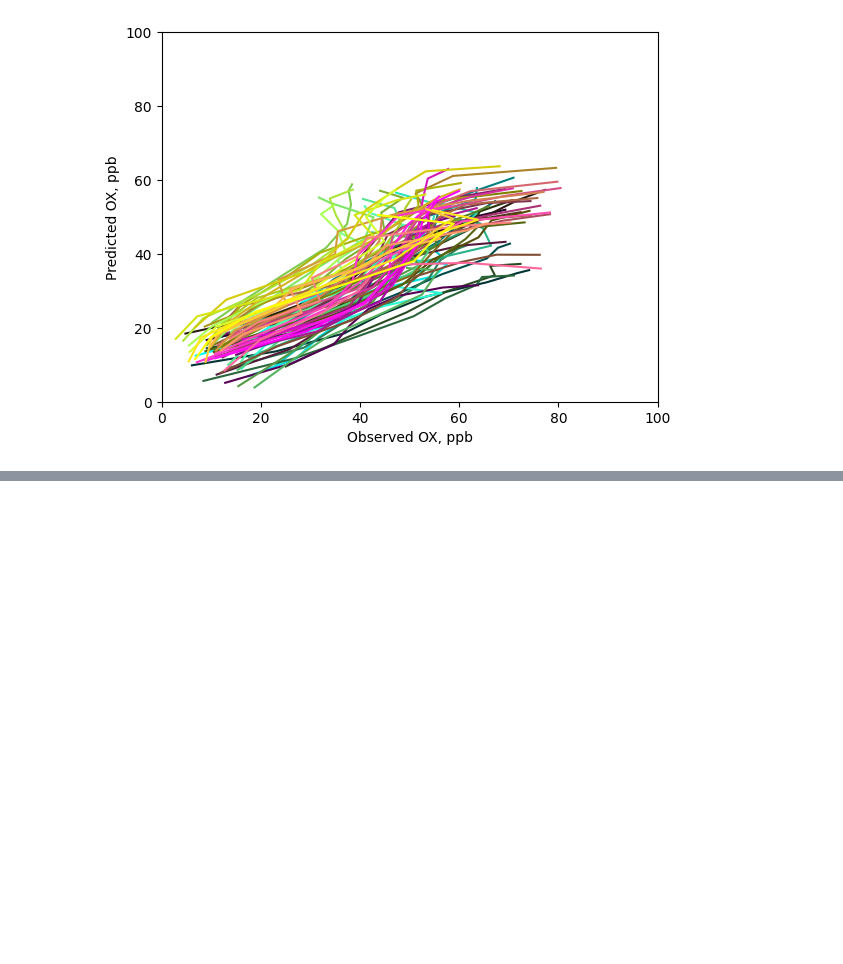
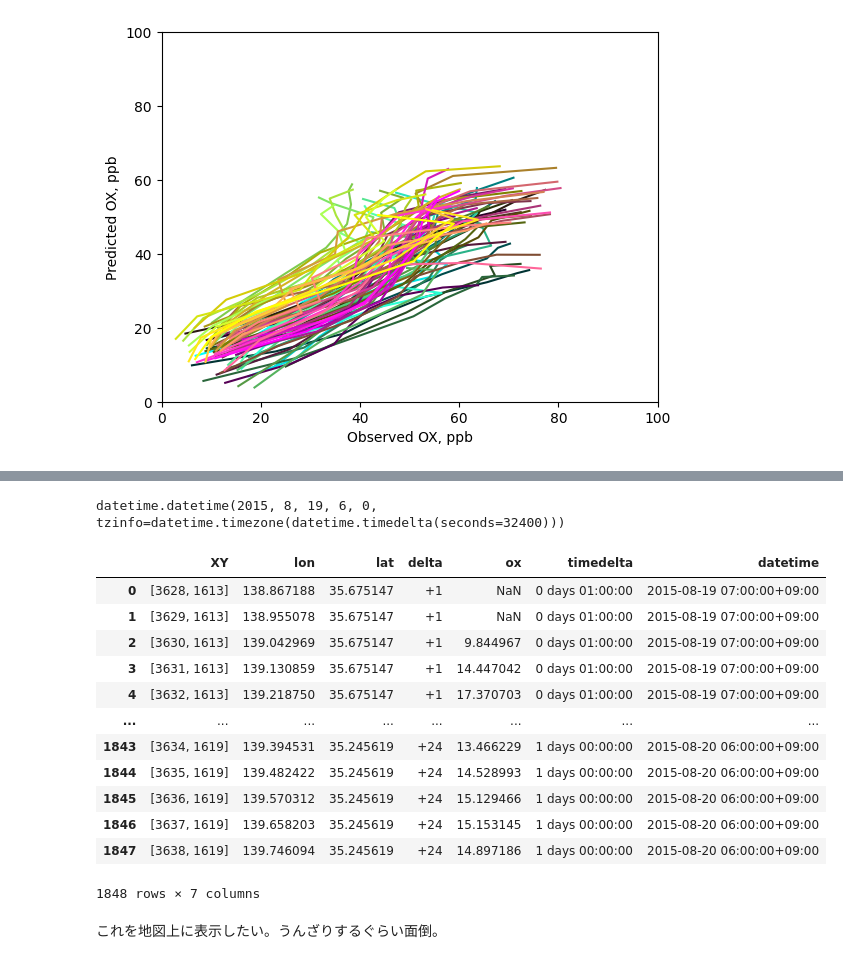
Before and after one commit to photochemistry/andersan-api, a Jupyter notebook: api-test.ipynb, the cells around one changed output, grey strips where cells are left out. Cells and saved outputs as stored; diff of their text form; code cells hidden in the pictures; blank space fills up the shorter version.

```diff
--- a/api-test.ipynb
+++ b/api-test.ipynb
@@ -284,0 +358,35 @@ m
+# %%
+import datetime
+
+dt = datetime.datetime.fromisoformat(dt)
+dt
+# %% [output]
+datetime.datetime(2015, 8, 19, 6, 0, tzinfo=datetime.timezone(datetime.timedelta(seconds=32400)))
+# %%
+# 横長の表を縦長の表に変換。これはAPIの中でやっておいたほうが良いか?
+
+# 'XY', 'lon', 'lat' 列以外の列を縦長に変換
+df = pd.melt(df0, id_vars=["XY", "lon", "lat"], var_name="delta", value_name="ox")
+# 時間列をtimedeltaオブジェクトに変換
+df["timedelta"] = pd.to_timedelta(df["delta"].astype(int), unit="h")
+
+# datetimeオブジェクトとtimedeltaオブジェクトを加算
+df["datetime"] = dt + df["timedelta"]
+
+df
+# %% [output]
+|  | XY | lon | lat | delta | ox | timedelta | datetime |
+| 0 | [3628, 1613] | 138.867188 | 35.675147 | +1 | NaN | 0 days 01:00:00 | 2015-08-19 07:00:00+09:00 |
+| 1 | [3629, 1613] | 138.955078 | 35.675147 | +1 | NaN | 0 days 01:00:00 | 2015-08-19 07:00:00+09:00 |
+| 2 | [3630, 1613] | 139.042969 | 35.675147 | +1 | 9.844967 | 0 days 01:00:00 | 2015-08-19 07:00:00+09:00 |
+| 3 | [3631, 1613] | 139.130859 | 35.675147 | +1 | 14.447042 | 0 days 01:00:00 | 2015-08-19 07:00:00+09:00 |
+| 4 | [3632, 1613] | 139.218750 | 35.675147 | +1 | 17.370703 | 0 days 01:00:00 | 2015-08-19 07:00:00+09:00 |
+| ... | ... | ... | ... | ... | ... | ... | ... |
+| 1843 | [3634, 1619] | 139.394531 | 35.245619 | +24 | 13.466229 | 1 days 00:00:00 | 2015-08-20 06:00:00+09:00 |
+| 1844 | [3635, 1619] | 139.482422 | 35.245619 | +24 | 14.528993 | 1 days 00:00:00 | 2015-08-20 06:00:00+09:00 |
+| 1845 | [3636, 1619] | 139.570312 | 35.245619 | +24 | 15.129466 | 1 days 00:00:00 | 2015-08-20 06:00:00+09:00 |
+| 1846 | [3637, 1619] | 139.658203 | 35.245619 | +24 | 15.153145 | 1 days 00:00:00 | 2015-08-20 06:00:00+09:00 |
+| 1847 | [3638, 1619] | 139.746094 | 35.245619 | +24 | 14.897186 | 1 days 00:00:00 | 2015-08-20 06:00:00+09:00 |
+1848 rows × 7 columns
+# %% [markdown]
+これを地図上に表示したい。うんざりするぐらい面倒。
```
Also changed, not shown: parts of 3 cells of this notebook, 1 other file.
